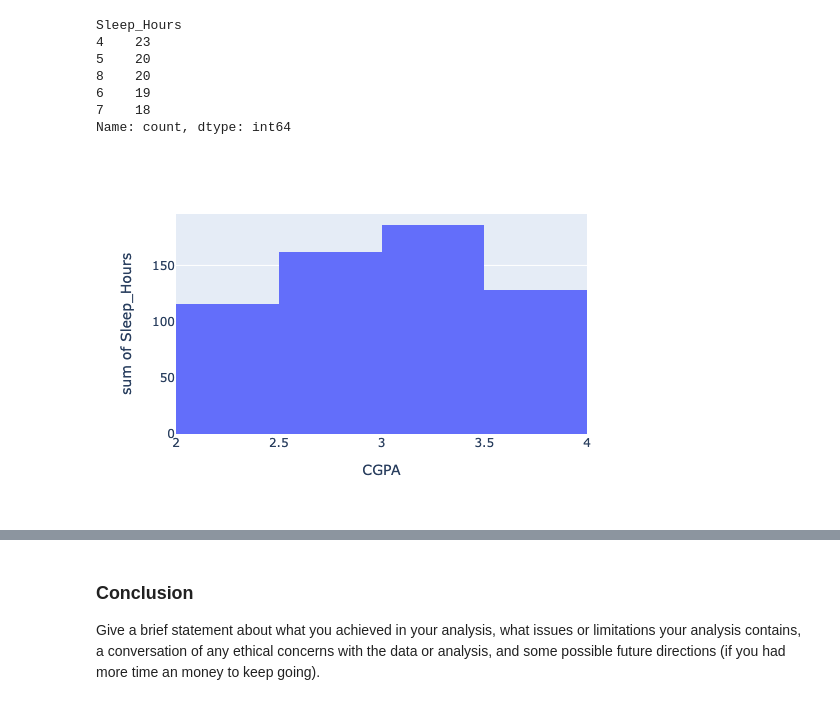
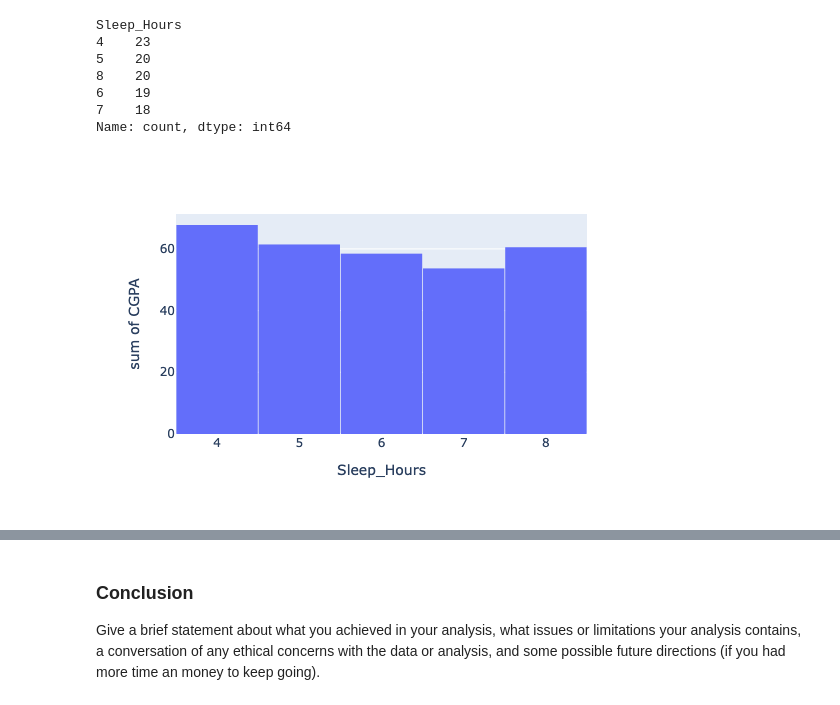
Before and after one commit to urielmartinez09/Project, a Jupyter notebook: Jazmine.ipynb, the cells around one changed output, grey strips where cells are left out. Drawn from its saved outputs; the diff is of its cells as text; code cells hidden in the pictures.

```diff
--- a/Jazmine.ipynb
+++ b/Jazmine.ipynb
@@ -61,7 +61,7 @@ Index(['Student_ID', 'Age', 'Gender', 'Year_of_Study', 'Family_Support',
        'Parental_Income'],
       dtype='object')
 # %%
-vari=['Age','Family_Support','Student_Behavior','Sleep_Hours','Total_Stress_Level','Main_Stress_Source','Parental_Income','CGPA']
+vari=['Age','Family_Support','Student_Behavior','Sleep_Hours','Total_Stress_Level','Main_Stress_Source','Parental_Income','CGPA','Coping_Mechanisms_Used']
 DF_model1=DF[vari]
 show(DF_model1)
 # %% [output]
@@ -238,7 +243,8 @@ Sleep_Hours
 7    18
 Name: count, dtype: int64
 # %%
-fig=px.histogram(DF_model1,x='CGPA',y='Sleep_Hours',nbins=4)
+fig=px.histogram(DF_model1,x='Sleep_Hours',y='CGPA',nbins=5)
+fig.update_layout(bargap=0.01)
 fig.show()
 # %% [output]
-[figure, old version]
+[figure, new version]
```
Also changed, not shown: parts of 12 cells of this notebook.
